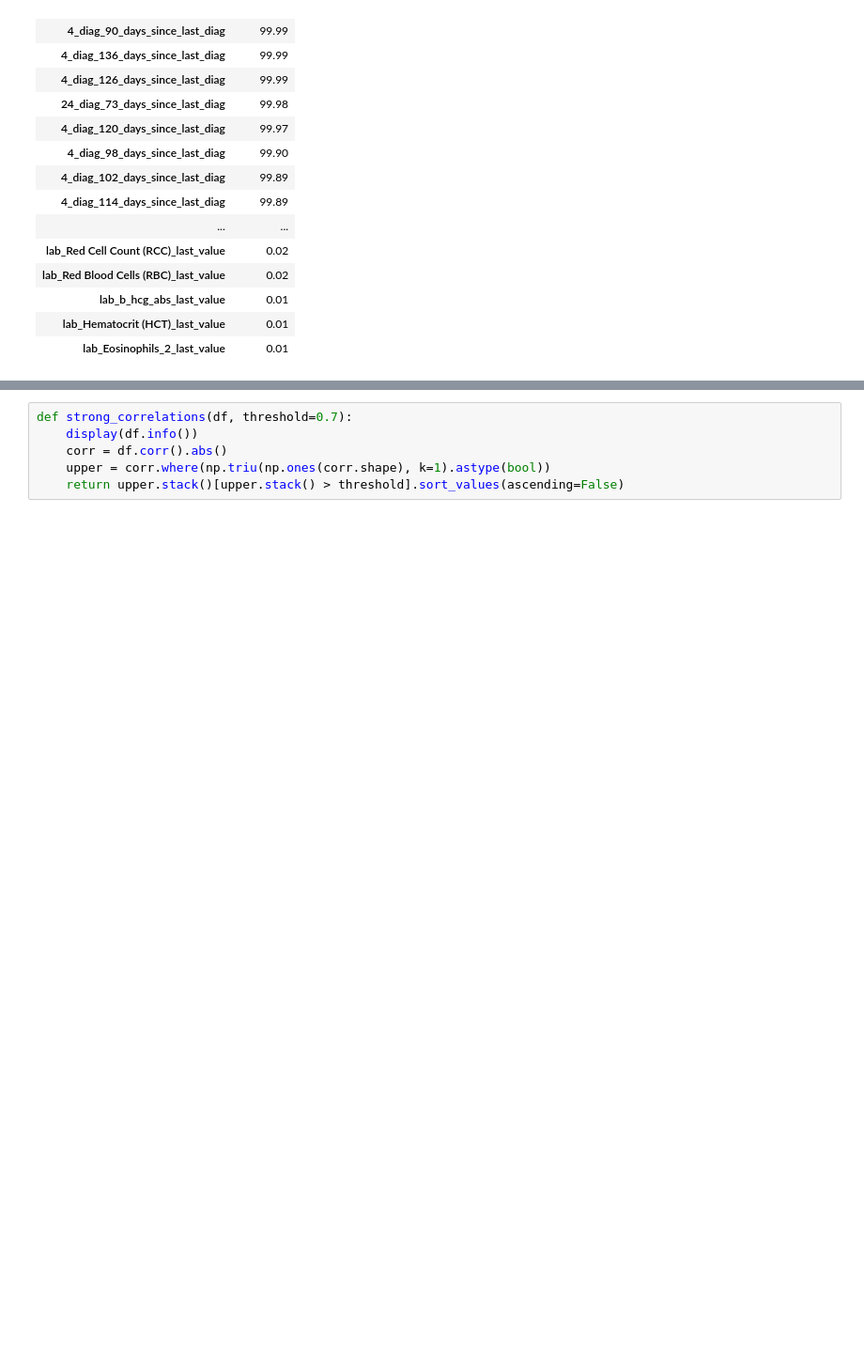
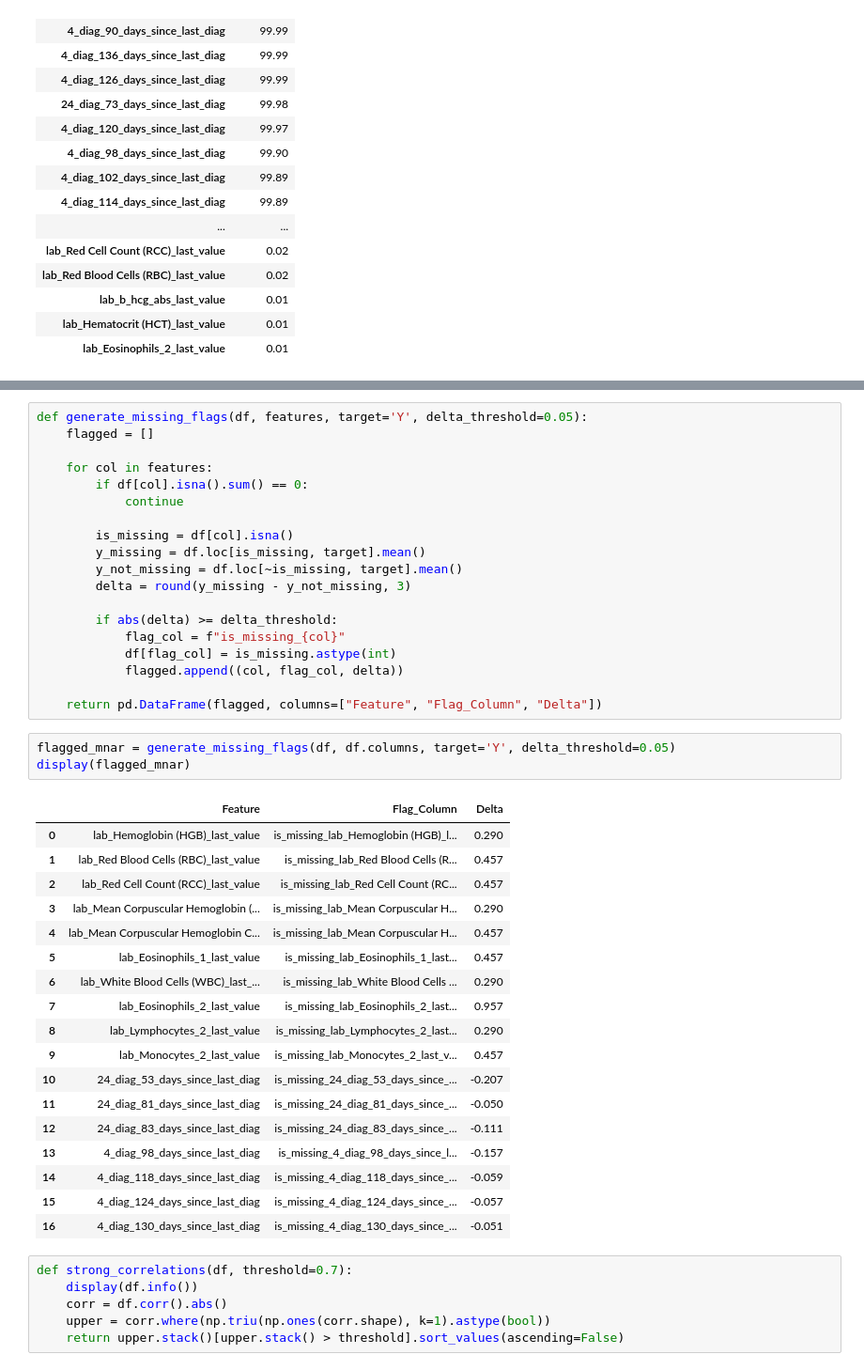
Before and after one commit to noambassat/Macabi_Home_Assignment, a Jupyter notebook: macabi_home_assignment.ipynb, the cells around one changed output, grey strips where cells are left out. Shown at 94% size. Cells and saved outputs as stored; diff of their text form; blank space fills up the shorter version.

```diff
--- a/macabi_home_assignment.ipynb
+++ b/macabi_home_assignment.ipynb
@@ -413,6 +447,47 @@ missing_vs_target(df, group3)
 | lab_b_hcg_abs_last_value | 0.01 | 0.000 | 0.043 | -0.043 |
 | lab_Hematocrit (HCT)_last_value | 0.01 | 0.000 | 0.043 | -0.043 |
 | lab_Eosinophils_2_last_value | 0.01 | 1.000 | 0.043 | 0.957 |
+# %%
+def generate_missing_flags(df, features, target='Y', delta_threshold=0.05):
+    flagged = []
+
+    for col in features:
+        if df[col].isna().sum() == 0:
+            continue
+
+        is_missing = df[col].isna()
+        y_missing = df.loc[is_missing, target].mean()
+        y_not_missing = df.loc[~is_missing, target].mean()
+        delta = round(y_missing - y_not_missing, 3)
+
+        if abs(delta) >= delta_threshold:
+            flag_col = f"is_missing_{col}"
+            df[flag_col] = is_missing.astype(int)
+            flagged.append((col, flag_col, delta))
+
+    return pd.DataFrame(flagged, columns=["Feature", "Flag_Column", "Delta"])
+# %%
+flagged_mnar = generate_missing_flags(df, df.columns, target='Y', delta_threshold=0.05)
+display(flagged_mnar)
+# %% [output]
+|  | Feature | Flag_Column | Delta |
+| 0 | lab_Hemoglobin (HGB)_last_value | is_missing_lab_Hemoglobin (HGB)_l... | 0.290 |
+| 1 | lab_Red Blood Cells (RBC)_last_value | is_missing_lab_Red Blood Cells (R... | 0.457 |
+| 2 | lab_Red Cell Count (RCC)_last_value | is_missing_lab_Red Cell Count (RC... | 0.457 |
+| 3 | lab_Mean Corpuscular Hemoglobin (... | is_missing_lab_Mean Corpuscular H... | 0.290 |
+| 4 | lab_Mean Corpuscular Hemoglobin C... | is_missing_lab_Mean Corpuscular H... | 0.457 |
+| 5 | lab_Eosinophils_1_last_value | is_missing_lab_Eosinophils_1_last... | 0.457 |
+| 6 | lab_White Blood Cells (WBC)_last_... | is_missing_lab_White Blood Cells ... | 0.290 |
+| 7 | lab_Eosinophils_2_last_value | is_missing_lab_Eosinophils_2_last... | 0.957 |
+| 8 | lab_Lymphocytes_2_last_value | is_missing_lab_Lymphocytes_2_last... | 0.290 |
+| 9 | lab_Monocytes_2_last_value | is_missing_lab_Monocytes_2_last_v... | 0.457 |
+| 10 | 24_diag_53_days_since_last_diag | is_missing_24_diag_53_days_since_... | -0.207 |
+| 11 | 24_diag_81_days_since_last_diag | is_missing_24_diag_81_days_since_... | -0.050 |
+| 12 | 24_diag_83_days_since_last_diag | is_missing_24_diag_83_days_since_... | -0.111 |
+| 13 | 4_diag_98_days_since_last_diag | is_missing_4_diag_98_days_since_l... | -0.157 |
+| 14 | 4_diag_118_days_since_last_diag | is_missing_4_diag_118_days_since_... | -0.059 |
+| 15 | 4_diag_124_days_since_last_diag | is_missing_4_diag_124_days_since_... | -0.057 |
+| 16 | 4_diag_130_days_since_last_diag | is_missing_4_diag_130_days_since_... | -0.051 |
 # %%
 def strong_correlations(df, threshold=0.7):
     display(df.info())
```
Also changed, not shown: parts of 7 cells of this notebook.
